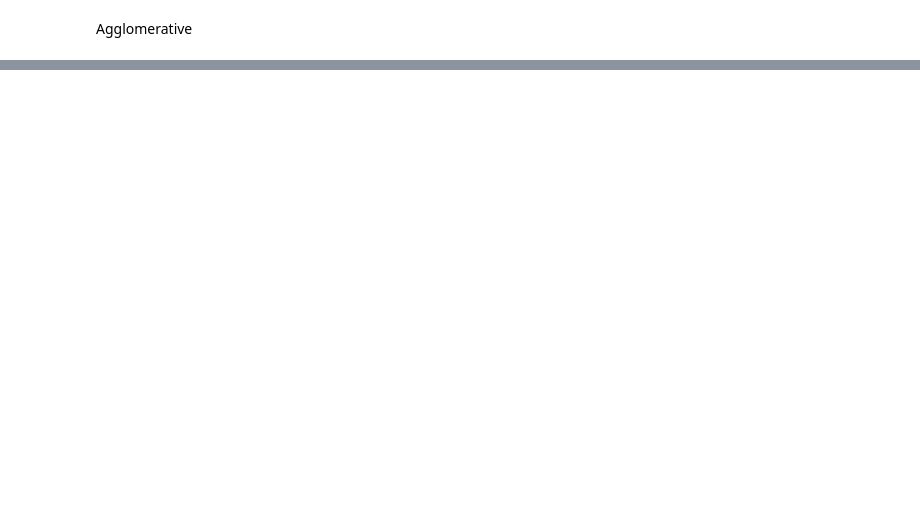
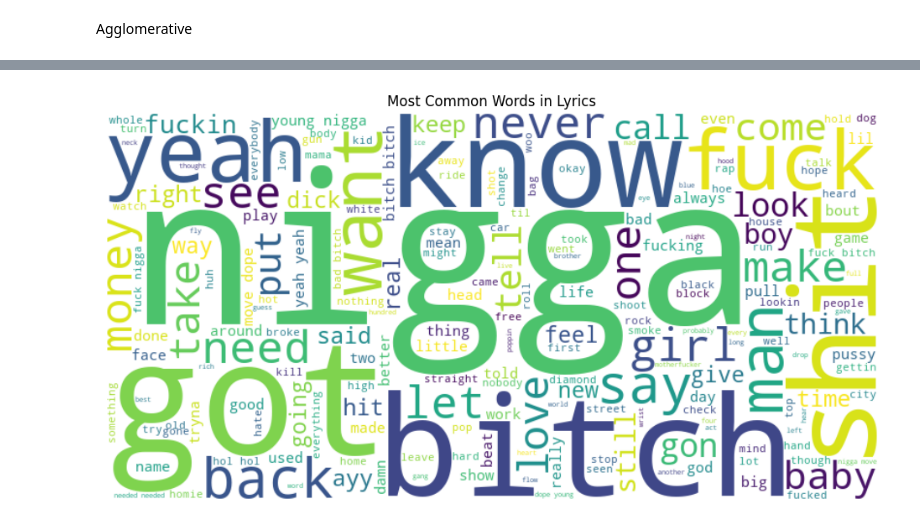
Before and after one commit to ahmadhanif3/songs-lyrics-clustering, a Jupyter notebook: modeling.ipynb, the cells around one changed output, grey strips where cells are left out. Saved outputs shown, nothing was run; the diff lists cells and outputs as text; code cells hidden in the pictures; blank space fills up the shorter version.

```diff
--- a/modeling.ipynb
+++ b/modeling.ipynb
@@ -133,0 +158,17 @@ plt.show()
+# %%
+from wordcloud import WordCloud
+
+cluster_curr = 2
+df_cluster_n = df[df['cluster'] == cluster_curr]
+
+all_words_clean = [word for tokens in df_cluster_n['tokens'] for word in tokens]
+all_words_clean_str = " ".join(all_words_clean)
+
+wordcloud = WordCloud(width=800, height=400, background_color="white").generate(all_words_clean_str)
+plt.figure(figsize=(12,6))
+plt.imshow(wordcloud, interpolation="bilinear")
+plt.axis("off")
+plt.title("Most Common Words in Lyrics")
+plt.show()
+# %% [output]
+[figure, added]
```
Also changed, not shown: parts of 14 cells of this notebook.
